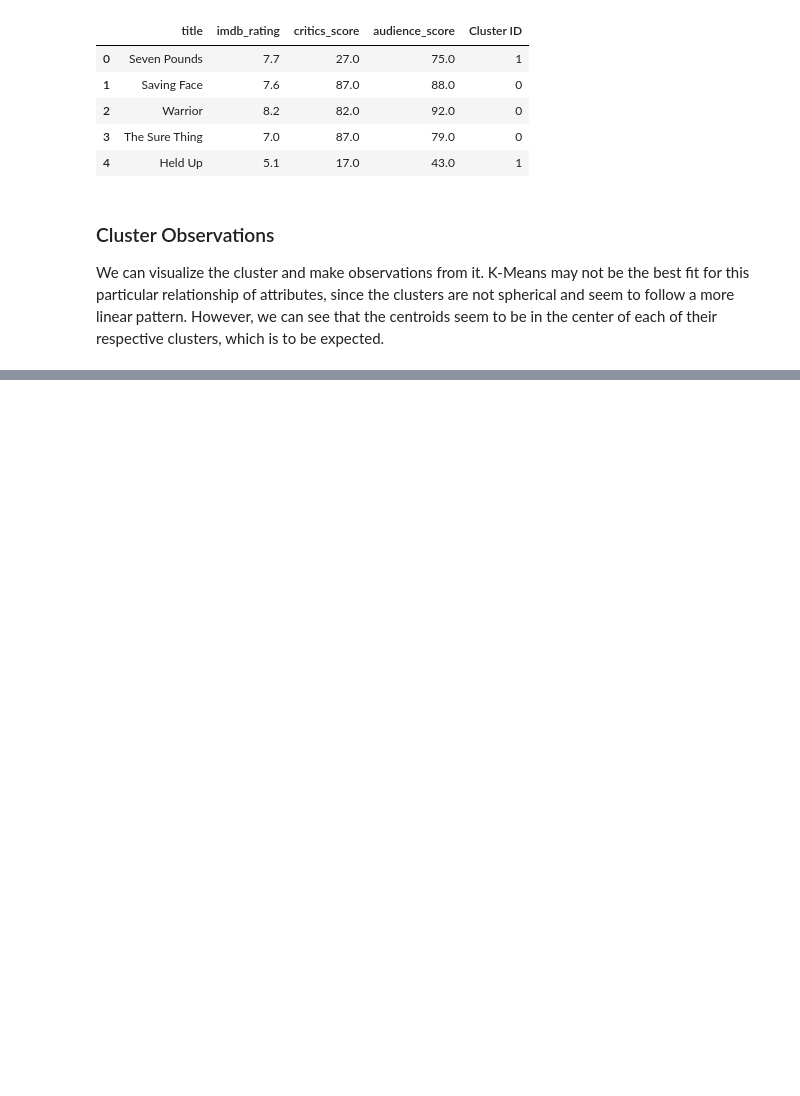
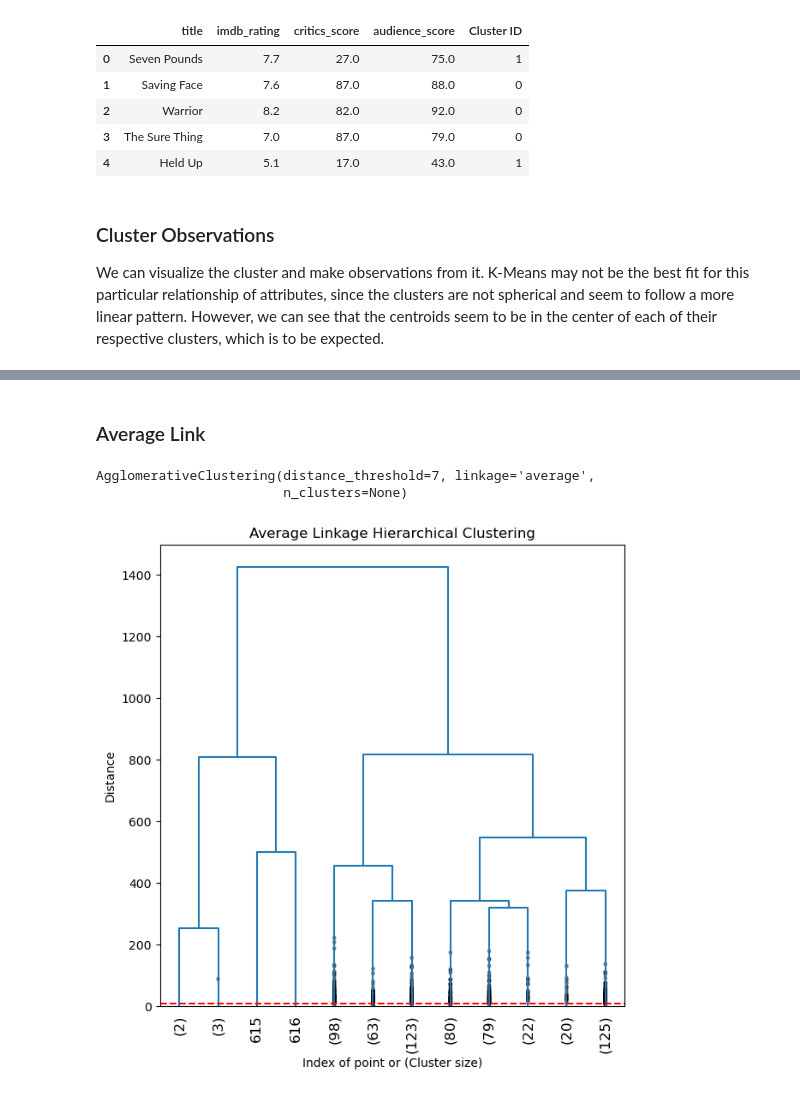
Before and after one commit to Robby-D1/CSC177_ClusterAnalysis_Project, a Jupyter notebook: Part 1/Text Mining Project Part 1.ipynb, the cells around one changed output, grey strips where cells are left out. Drawn from its saved outputs; the diff is of its cells as text; code cells hidden in the pictures; blank space fills up the shorter version.

```diff
--- a/Part 1/Text Mining Project Part 1.ipynb
+++ b/Part 1/Text Mining Project Part 1.ipynb
@@ -149,0 +222,47 @@ plt.show()
+# %% [markdown]
+### Average Link
+# %%
+model = AgglomerativeClustering(linkage="average",
+                                distance_threshold = 7,
+                                n_clusters=None)
+
+
+model.fit(k_means_data)
+# %% [output]
+AgglomerativeClustering(distance_threshold=7, linkage='average',
+                        n_clusters=None)
+# %%
+import numpy as np
+import matplotlib.pyplot as plt
+from scipy.cluster.hierarchy import average, dendrogram
+
+#computes average linkage matrix
+linkage_matrix = average(C)
+
+def average_dendrogram(linkage_matrix, max_distance=7, **kwargs):
+    #create dendrogram
+    plt.figure(figsize=(7, 7))
+    plt.title("Average Linkage Hierarchical Clustering")
+    dendrogram(
+        linkage_matrix,
+        color_threshold=max_distance,
+        **kwargs
+    )
+
+    plt.axhline(y=max_distance, color='r', linestyle='--')
+    plt.xlabel('Index of point or (Cluster size)')
+    plt.ylabel('Distance')
+    plt.show()
+
+#plot & customize dendrogram
+average_dendrogram(
+    linkage_matrix,
+    max_distance=7,
+    truncate_mode='lastp',
+    p=12,
+    leaf_rotation=90,
+    leaf_font_size=12,
+    show_contracted=True
+)
+# %% [output]
+[figure, added]
```
Also changed, not shown: parts of 12 cells of this notebook.
